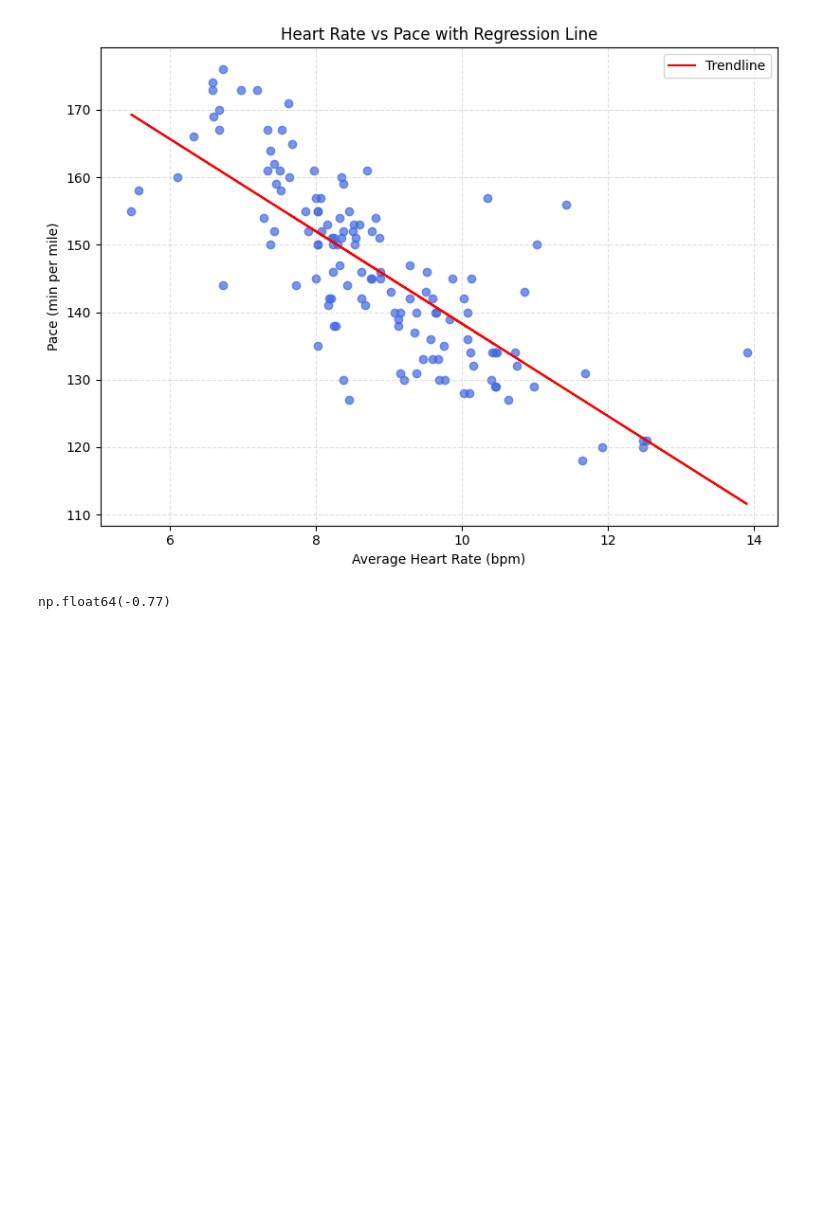
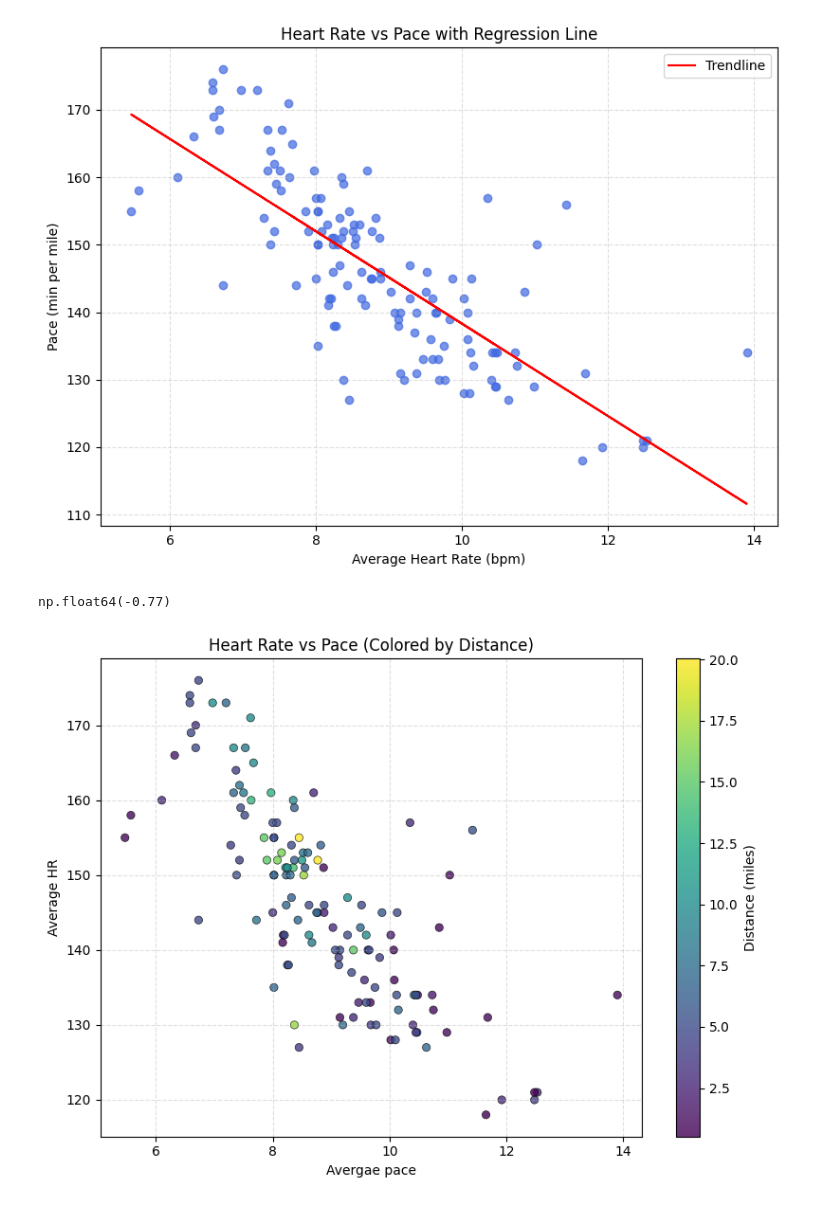
Before and after one commit to JakeBowen2005/Working_With_Garmin_Data, a Jupyter notebook: scatter_linearregression.ipynb, the cells around one changed output. Drawn from its saved outputs; the diff is of its cells as text; code cells hidden in the pictures; blank space fills up the shorter version.

Commit message:
Added a scatterplot that is just like the scatterplot from pace and hr but now each dot is colored to show the distance ran that run

```diff
--- a/scatter_linearregression.ipynb
+++ b/scatter_linearregression.ipynb
@@ -123,3 +123,27 @@ pace_hr_corr = hr_pace["Avg Pace"].corr(hr_pace["Avg HR"])
 pace_hr_corr.round(2)
 # %% [output]
 np.float64(-0.77)
+# %%
+#Goal How does distance affect the relationship between average pace and average heart rate?
+
+#Step 1 Filter the data
+
+reg_data = data[(data["Avg HR"] > 110) & data["Avg HR"] < 190]
+reg_data = reg_data[(reg_data["Distance"] > 1) & reg_data["Distance"] < 30]
+reg_data = reg_data[(reg_data["Avg Pace"] < 20)]
+
+#Make the scatter
+
+plt.figure(figsize=(8,6))
+
+sc = plt.scatter(reg_data["Avg Pace"], reg_data["Avg HR"], c=reg_data["Distance"], cmap="viridis", alpha=0.8, edgecolors="black",linewidth=0.5)
+
+plt.colorbar(sc, label="Distance (miles)")
+plt.title("Heart Rate vs Pace (Colored by Distance)")
+plt.xlabel("Avergae pace")
+plt.ylabel("Average HR")
+plt.grid(True, linestyle="--", alpha=0.4)
+plt.tight_layout()
+plt.show()
+# %% [output]
+[figure, added]
```
